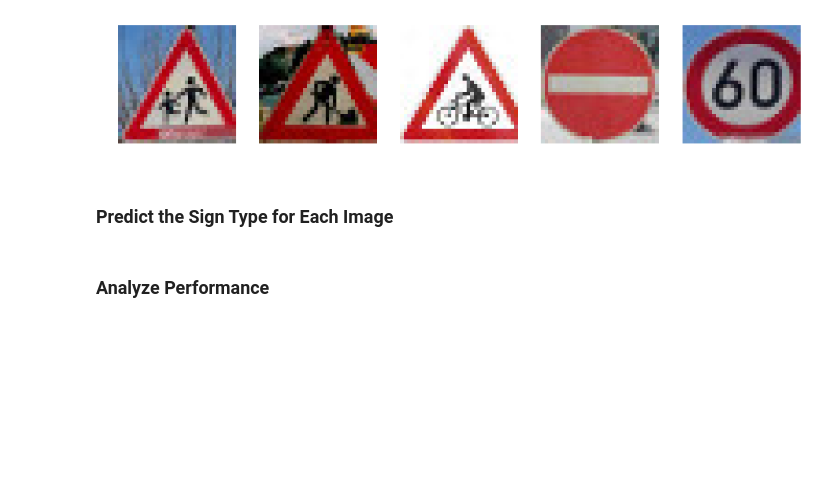
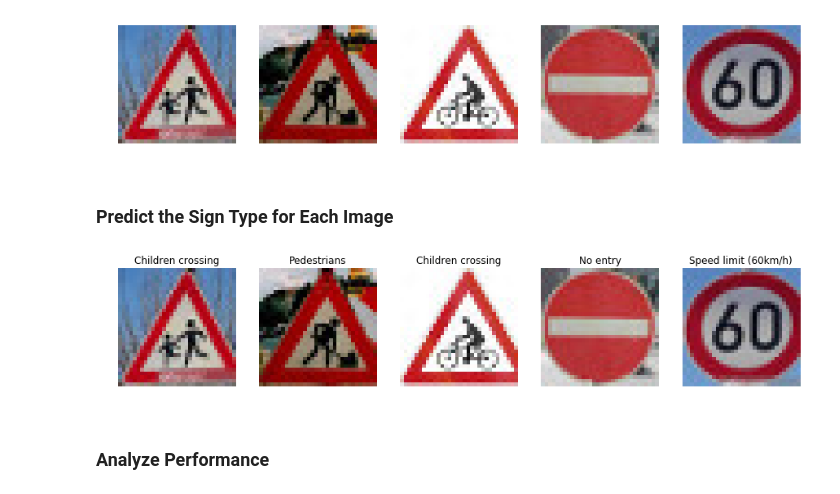
Before and after one commit to sylvanaalpert/CarND-TrafficSigns-P2, a Jupyter notebook: Traffic_Sign_Classifier.ipynb, the cells around one changed output. Drawn from its saved outputs; the diff is of its cells as text; code cells hidden in the pictures; blank space fills up the shorter version.

```diff
--- a/Traffic_Sign_Classifier.ipynb
+++ b/Traffic_Sign_Classifier.ipynb
@@ -641,33 +636,37 @@ for im in newimages:
 ### Predict the Sign Type for Each Image
 # %%
 ## Get the class names from the CSV file
+import csv
+
 class_names = []
 with open('signnames.csv', 'rt') as csvfile:
     reader = csv.DictReader(csvfile, delimiter=',')
     for row in reader:
         class_names.append((row['SignName']))
 
 
 def make_prediction(data):
     sess = tf.get_default_session()
     prediction = sess.run(tf.argmax(logits, 1), feed_dict={x: data, keep_prob: 1.0})
     return prediction
 
 ## Print the prediction for each image
 with tf.Session() as sess:
     saver.restore(sess, tf.train.latest_checkpoint('.'))
     prediction = make_prediction(newimages)
 
 ncols = 5
 nrows = 1
 f, axarr = plt.subplots(nrows, ncols)
 for c in range(ncols):
     axarr[c].imshow(newimages[c])
     axarr[c].axis('off')
-    axarr[c].set_title(class_name[prediction[c]])
+    axarr[c].set_title(class_names[prediction[c]])
     plt.subplots_adjust(hspace = .03)
 
 plt.show()
+# %% [output]
+[figure, added]
 # %% [markdown]
 ### Analyze Performance
 # %%
```
Also changed, not shown: parts of 15 cells of this notebook, 3 other files.
